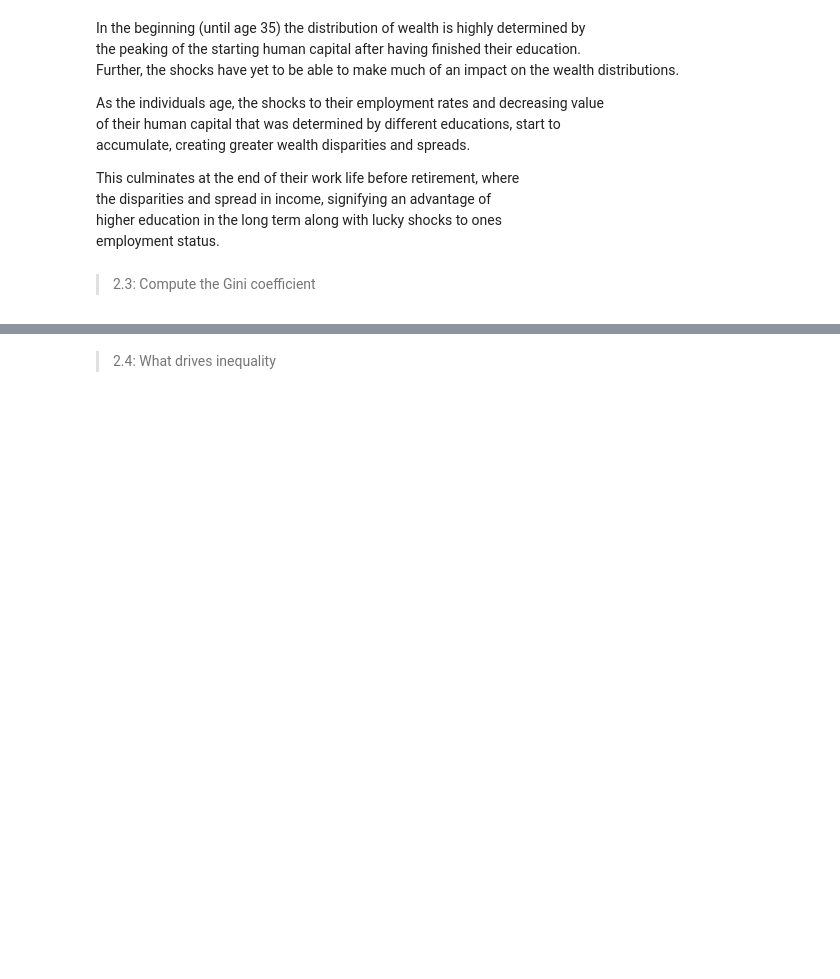
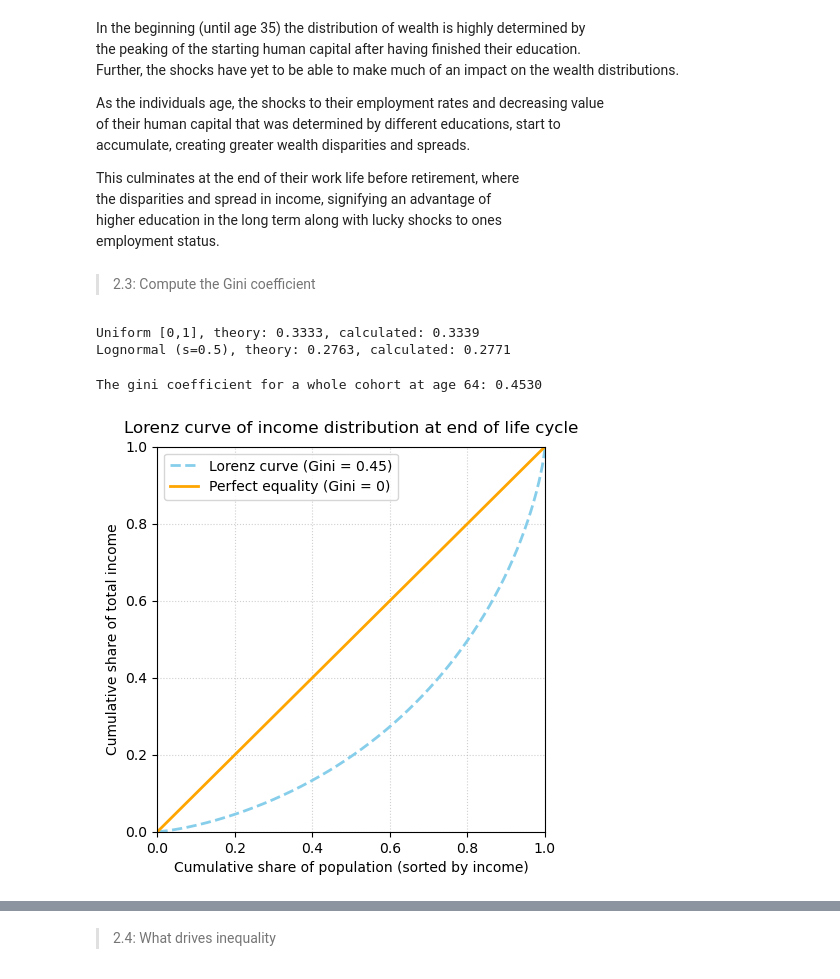
Before and after one commit to NumEconCopenhagen/projects-2025-xjc997, a Jupyter notebook: 01_dataproject/dataproject.ipynb, the cells around one changed output, grey strips where cells are left out. Cells and saved outputs as stored; diff of their text form; code cells hidden in the pictures; blank space fills up the shorter version.

```diff
--- a/01_dataproject/dataproject.ipynb
+++ b/01_dataproject/dataproject.ipynb
@@ -800,3 +800,63 @@ employment status.
 </p>
 # %% [markdown]
 > 2.3: Compute the Gini coefficient
+# %%
+#Setup
+import scipy.stats as stats
+
+def calc_gini(y):
+    y = np.asarray(y, dtype=float)
+    if np.any(y < 0):
+        raise ValueError('Incomes cannot be negative')
+
+    n = len(y)
+    y_sorted = np.sort(y)
+
+    index_y = np.arange(1, n + 1)
+    gini = (np.sum((2 * index_y - n - 1) * y_sorted)) / (n * np.sum(y_sorted))
+
+    return gini
+
+# Testing
+uniform_dist = np.random.uniform(0, 1, size=100000)
+print(f'Uniform [0,1], theory: {1/3:.4f}, calculated: {calc_gini(uniform_dist):.4f}')
+
+s = 0.5
+lognorm_dist = np.random.lognormal(mean=0, sigma=s, size=100000)
+theo_lognorm = 2 * stats.norm.cdf(s / np.sqrt(2)) - 1
+print(f'Lognormal (s={s}), theory: {theo_lognorm:.4f}, calculated: {calc_gini(lognorm_dist):.4f}')
+# %% [output]
+Uniform [0,1], theory: 0.3333, calculated: 0.3339
+Lognormal (s=0.5), theory: 0.2763, calculated: 0.2771
+# %%
+# Calculating gini on whole simulation (the state at the end of life cycle)
+final_income = sim.income_history[-1, :]
+sim_gini = calc_gini(final_income)
+print(f'The gini coefficient for a whole cohort at age 64: {sim_gini:.4f}\n')
+
+# Setup for Lorenz curve
+income_sorted = np.sort(final_income)
+income_cumulated = np.cumsum(income_sorted) / np.sum(income_sorted)
+
+pop_cumulated = np.linspace(0, 1, len(final_income) + 1)
+income_cumulated_plot = np.insert(income_cumulated, 0, 0.0)
+
+# Plotting Lorenz curve
+fig_lorenz = plt.figure(
+    figsize=(5,5)
+)
+plt.plot(pop_cumulated, income_cumulated_plot, label=f'Lorenz curve (Gini = {sim_gini:.2f})', color='skyblue', linestyle='--', linewidth=2)
+plt.plot([0,1], [0,1], label='Perfect equality (Gini = 0)', color='orange', linestyle='-', linewidth=2)
+
+plt.title('Lorenz curve of income distribution at end of life cycle', pad=10)
+plt.xlabel('Cumulative share of population (sorted by income)')
+plt.ylabel('Cumulative share of total income')
+plt.xlim(0, 1)
+plt.ylim(0, 1)
+plt.grid(True, linestyle=':', alpha=0.6)
+plt.legend(loc='upper left')
+
+plt.show()
+# %% [output]
+The gini coefficient for a whole cohort at age 64: 0.4530
+[figure, added]
```
Also changed, not shown: parts of 3 cells of this notebook.
